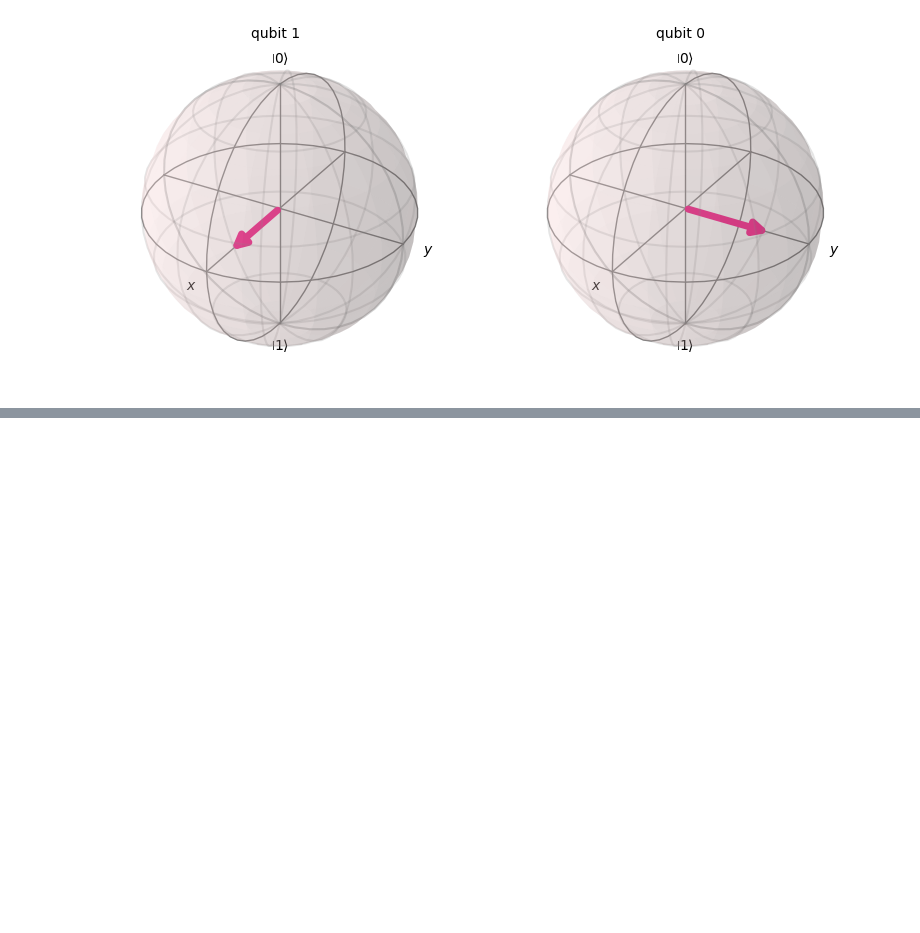
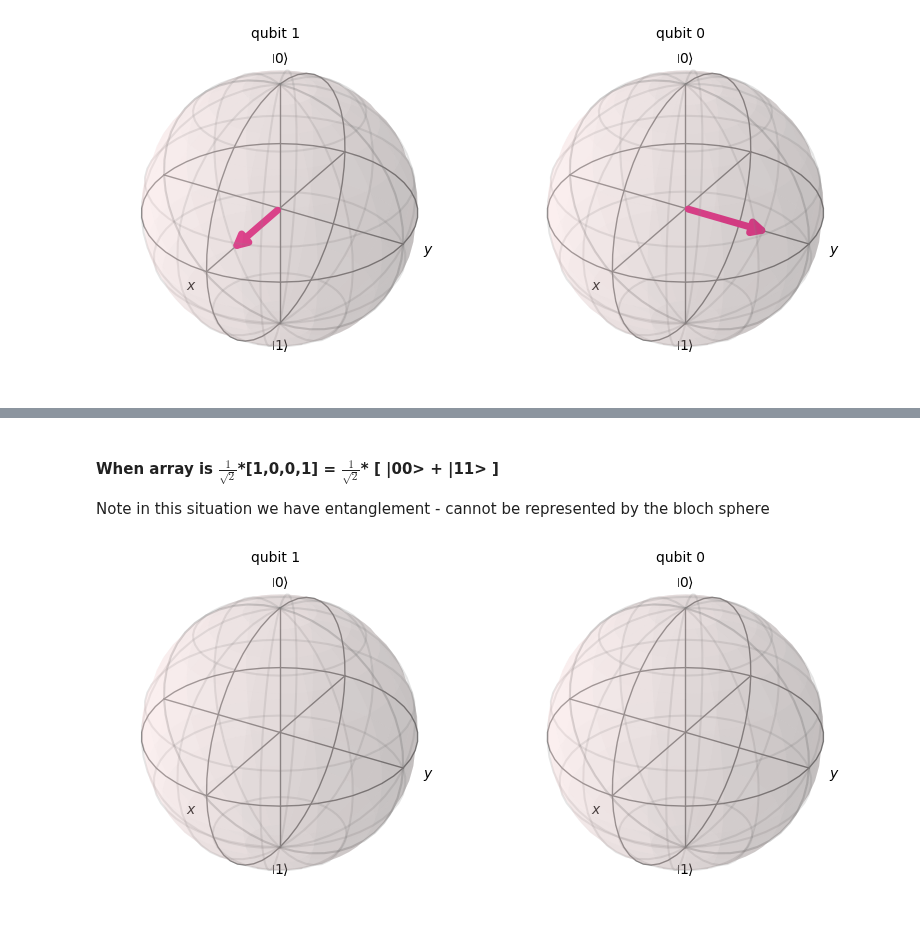
Before and after one commit to mrromaniuc/quantum-computing, a Jupyter notebook: IBMCertifiedAssociateDeveloperQiskit/09.3-Plot_a_Bloch_Multivector.ipynb, the cells around one changed output, grey strips where cells are left out. Cells and saved outputs as stored; diff of their text form; code cells hidden in the pictures; blank space fills up the shorter version.

```diff
--- a/IBMCertifiedAssociateDeveloperQiskit/09.3-Plot_a_Bloch_Multivector.ipynb
+++ b/IBMCertifiedAssociateDeveloperQiskit/09.3-Plot_a_Bloch_Multivector.ipynb
@@ -67,0 +91,12 @@ backend = provider.get_backend("ibmq_quito")
+# %% [markdown]
+#### When array is $\frac{1}{\sqrt{2}}$*[1,0,0,1] = $\frac{1}{\sqrt{2}}$* [ |00> + |11> ]
+Note in this situation we have entanglement - cannot be represented by the bloch sphere
+# %%
+import numpy as np
+from qiskit.visualization import plot_bloch_multivector
+
+vector = 1/np.sqrt(2)*np.array([1, 0, 0, 1])
+
+plot_bloch_multivector(vector, reverse_bits=True)
+# %% [output]
+[figure, added]
```
Also changed, not shown: parts of 13 cells of this notebook.
